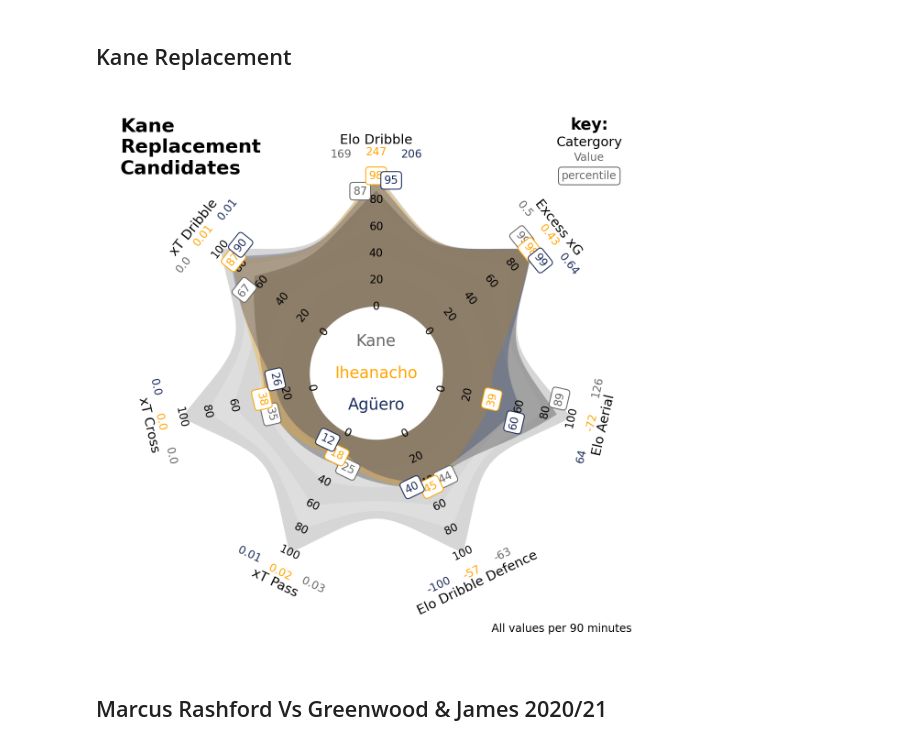
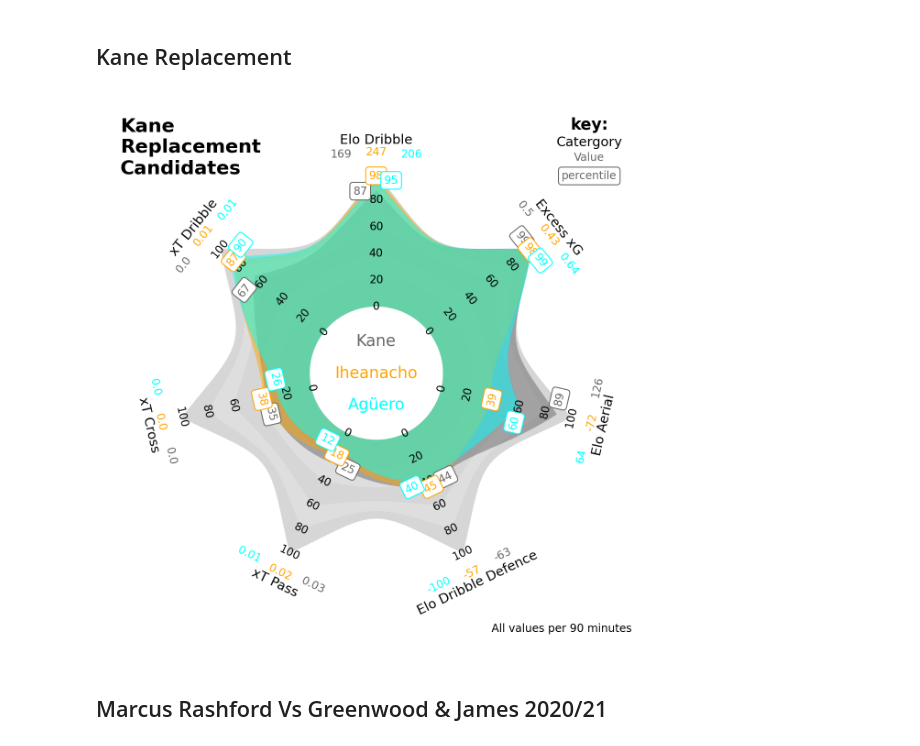
Before and after one commit to christiangilson/MSc-Applied-Statistics-Project-Code, a Jupyter notebook: Plotting/Radars.ipynb, the cells around one changed output. Cells and saved outputs as stored; diff of their text form; code cells hidden in the pictures.

```diff
--- a/Plotting/Radars.ipynb
+++ b/Plotting/Radars.ipynb
@@ -196,25 +196,25 @@ fig1.savefig('/Users/christian/Desktop/University/Birkbeck MSc Applied Statistic
 # %%
 percentiles =  [[.87,.67,.35,.25,.44,.89,.99]\
                ,[.98,.87,.38,.18,.45,.39,.98]\
                #,[.81,.54,.37,.16,.45,.42,.99]\
                ,[.95,.90,.26,.12,.40,.60,.994]]
 
 real_values = [[169,0.004,0.003,0.03,-63,126,0.50]\
                 ,[247,0.009,0.003,0.02,-57,-72,0.43]\
                 #,[149,0.002,0.003,0.02,-50,-20,0.46]\
                 ,[206,0.01,0.0001,0.01,-100,64,0.64]]
 
 fig2 = radar_plot(percentiles,
                  real_values,
                  names = ['Kane','Iheanacho','Agüero'],
                  categories = ['Elo Dribble','xT Dribble','xT Cross','xT Pass','Elo Dribble Defence','Elo Aerial','Excess xG'],
                  inter = False,
-                 colours = ['#676767','orange','#1C2C5B'],
-                 alphas = [0.5, 0.3, 0.3],
+                 colours = ['#676767','orange','cyan'],
+                 alphas = [0.5, 0.5, 0.5],
                  notes = 'All values per 90 minutes',
                  title = 'Kane\nReplacement\nCandidates')
 # %% [output]
-[figure, old version]
+[figure, new version]
 # %%
 fig2.savefig('/Users/christian/Desktop/University/Birkbeck MSc Applied Statistics/Project/Plots/Player xT/KaneReplacement.png', transparent=True, dpi=300, bbox_inches='tight')
 # %% [markdown]
```
Also changed, not shown: parts of 1 cell of this notebook, 35 other files.
